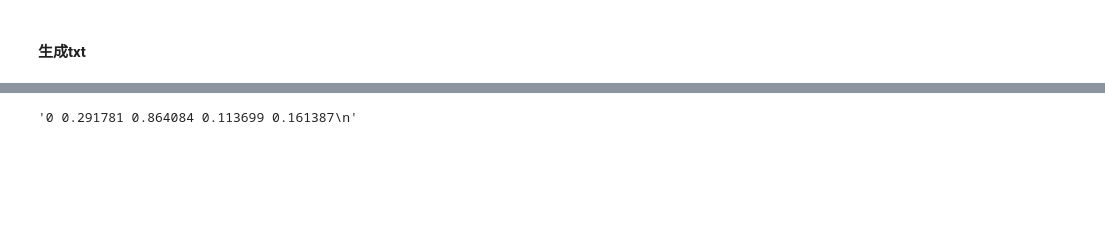
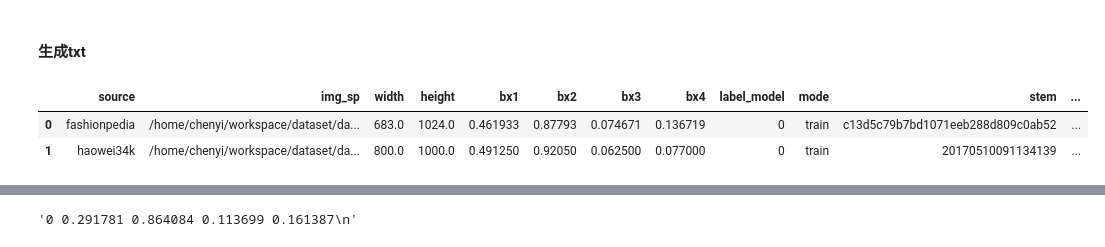
Before and after one commit to PEduck/datasetMudule, a Jupyter notebook: dataset/trainset_generate/gen2_label_txt.ipynb, the cells around one changed output, grey strips where cells are left out. Saved outputs shown, nothing was run; the diff lists cells and outputs as text; code cells hidden in the pictures; blank space fills up the shorter version.

```diff
--- a/dataset/trainset_generate/gen_label_txt.ipynb
+++ b/dataset/trainset_generate/gen2_label_txt.ipynb
@@ -189,7 +181,11 @@ sys.path.append('../../')
 # %%
 from utils.bbox.conversation import bbox_coco2voc,bbox_voc2yolo,bbox_yolo2voc
 # %%
-df.head(2).values
+df.head(2)
+# %% [output]
+|  | source | img_sp | width | height | bx1 | bx2 | bx3 | bx4 | label_model | mode | stem | ... |
+| 0 | fashionpedia | /home/chenyi/workspace/dataset/da... | 683.0 | 1024.0 | 0.461933 | 0.87793 | 0.074671 | 0.136719 | 0 | train | c13d5c79b7bd1071eeb288d809c0ab52 | ... |
+| 1 | haowei34k | /home/chenyi/workspace/dataset/da... | 800.0 | 1000.0 | 0.491250 | 0.92050 | 0.062500 | 0.077000 | 0 | train | 20170510091134139 | ... |
 # %%
 df['label_model'] = df['label8'].map(label2model)
 # %%
```
Also changed, not shown: parts of 42 cells of this notebook, 4 other files.
